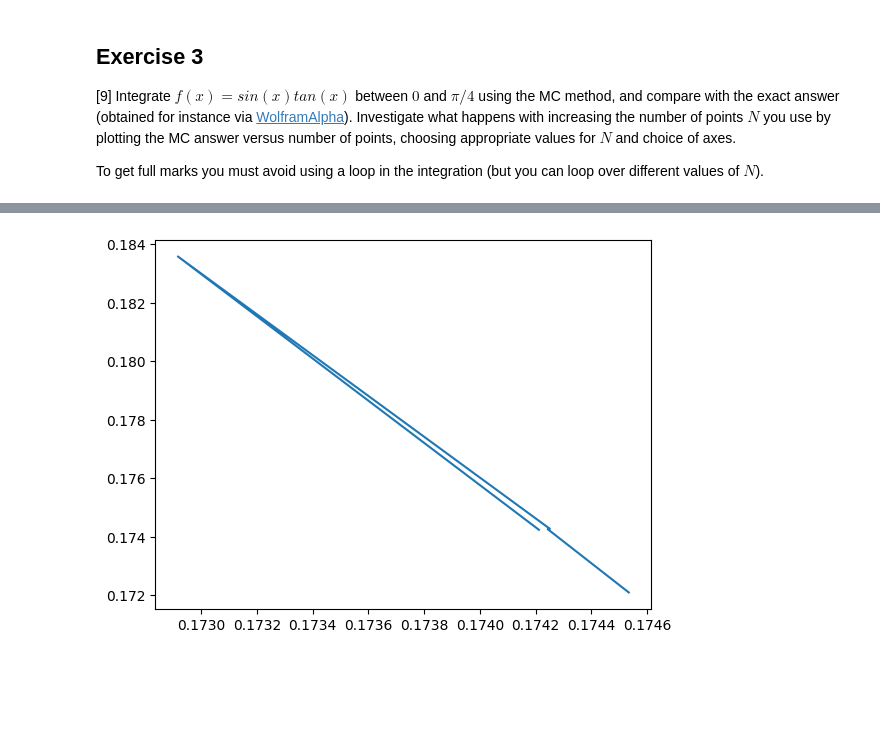
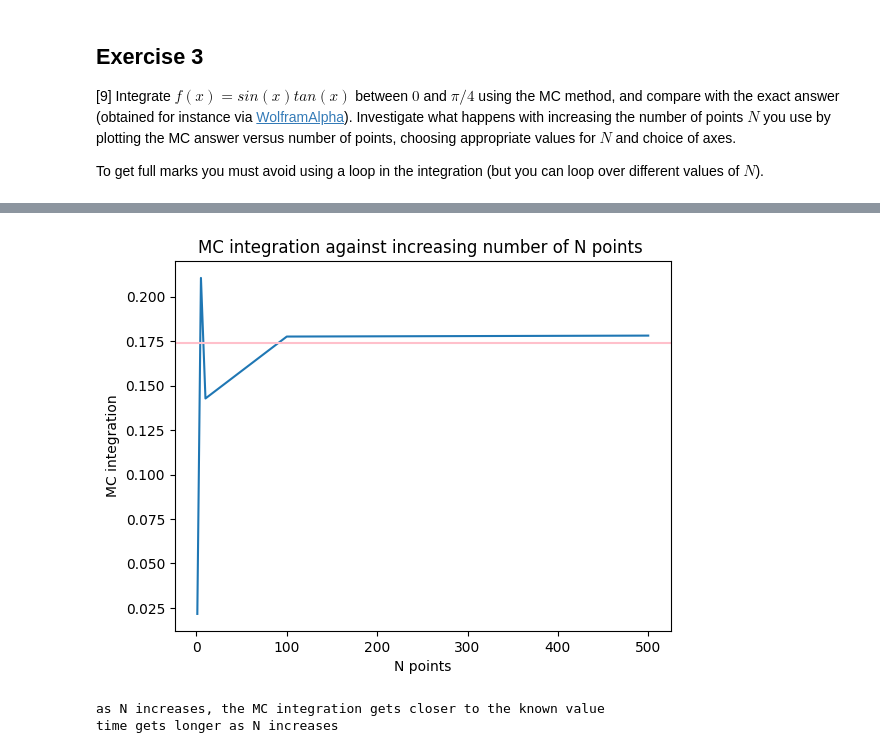
Before and after one commit to PX2145-2025/week-6-b-Anest-Cunliffe, a Jupyter notebook: Monte_Carlo.ipynb, the cells around one changed output, grey strips where cells are left out. Cells and saved outputs as stored; diff of their text form; code cells hidden in the pictures; blank space fills up the shorter version.

```diff
--- a/Monte_Carlo.ipynb
+++ b/Monte_Carlo.ipynb
@@ -297,0 +289,17 @@ print(datetime.now() - startTime)
+# %%
+#2
+#time using for loop
+%%time
+from datetime import datetime
+startTime = datetime.now()
+def f(x):
+    return x**2
+B= int(1e3)
+b1=0
+for i in range(B):
+  x_l=random()*2-1 #random points
+  y_l=random()*2-1
+  r_l=np.sqrt(x_l*x_l+y_l*y_l)
+  b1+=(r<= 1)
+pi=(4*b1/B)
+print('The for loop has a time thats greater the vectorized N')
@@ -321,35 +331,51 @@ Approximate result for the monte carlo integration: 0.17489157509487374
 From wolfram alpha expected a value of 0.1742
 mc method accurate to about 3 s.f
 # %%
-import numpy as np
+#3
 
 def f(x):
-    return np.sin(x)*np.tan(x)
+    return np.sin(x)*np.tan(x) #definign fucntion
 a= 0
 b= np.pi/4
-N4=int(1e2)
+N4=int(1) #choosing different values of N and then using same technique to get MC integral at each point
 xrandom1= np.random.uniform(a,b,N4)
 integral_random1= (b-a)*np.mean(f(xrandom1))
+e_1= (integral_random1-exact_value) #finding difference between known value and value calculated
 
-N5=int(1e7)
+N5=int(100)
 xrandom2= np.random.uniform(a,b,N5)
 integral_random2= (b-a)*np.mean(f(xrandom2))
+e_2= (integral_random2-exact_value)
 
-N6=int(1e8)
+N6=int(500)
 xrandom3= np.random.uniform(a,b,N6)
 integral_random3= (b-a)*np.mean(f(xrandom3))
+e_3= (integral_random3-exact_value)
 
-N7=int(1e3)
+N7=int(5)
 xrandom4= np.random.uniform(a,b,N7)
 integral_random4= (b-a)*np.mean(f(xrandom4))
+e_4= (integral_random4-exact_value)
 
-N8=int(1e6)
+N8=int(10)
 xrandom5= np.random.uniform(a,b,N8)
 integral_random5= (b-a)*np.mean(f(xrandom5))
+e_5= (integral_random5-exact_value)
 
-y_array= [integral_random1,integral_random2, integral_random3, integral_random4, integral_random5]
-yx_array= [N4, N7, N8, N5, N6]
+exact_value= 0.1742
+y_array= [integral_random1, integral_random4, integral_random5, integral_random2, integral_random3 ]
+x_array= [N4, N7, N8, N5, N6]
+fig, ax = plt.subplots()
 plt.plot(x_array, y_array)
+ax.axhline(exact_value, color='pink')
+plt.title('MC integration against increasing number of N points ')
+plt.xlabel('N points')
+plt.ylabel('MC integration')
 plt.show()
+#plot error
+print('as N increases, the MC integration gets closer to the known value')
+print('time gets longer as N increases')
 # %% [output]
-[figure, old version]
+[figure, new version]
+as N increases, the MC integration gets closer to the known value
+time gets longer as N increases
```
Also changed, not shown: parts of 7 cells of this notebook.
